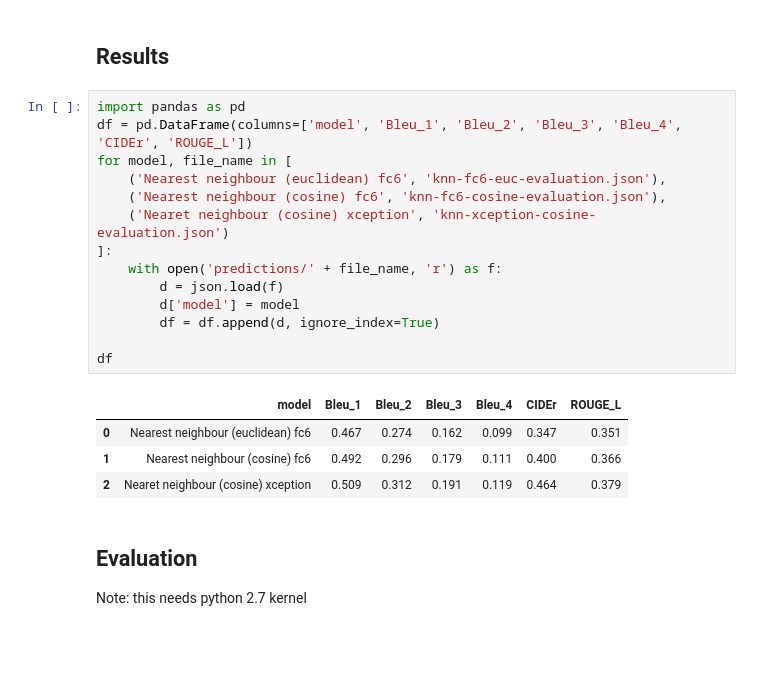
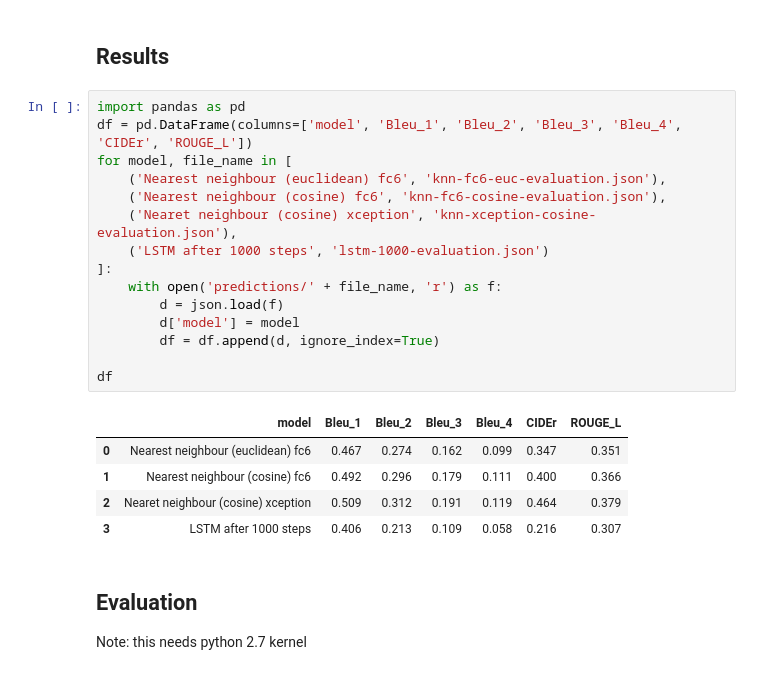
Before and after one commit to PuncocharM/txa-project-image-captioning, a Jupyter notebook: Evaluate.ipynb, the cells around one changed output. Cells and saved outputs as stored; diff of their text form; blank space fills up the shorter version.

```diff
--- a/Evaluate.ipynb
+++ b/Evaluate.ipynb
@@ -3,22 +3,24 @@
 # %%
 import pandas as pd
 df = pd.DataFrame(columns=['model', 'Bleu_1', 'Bleu_2', 'Bleu_3', 'Bleu_4', 'CIDEr', 'ROUGE_L'])
 for model, file_name in [
     ('Nearest neighbour (euclidean) fc6', 'knn-fc6-euc-evaluation.json'),
     ('Nearest neighbour (cosine) fc6', 'knn-fc6-cosine-evaluation.json'),
-    ('Nearet neighbour (cosine) xception', 'knn-xception-cosine-evaluation.json')
+    ('Nearet neighbour (cosine) xception', 'knn-xception-cosine-evaluation.json'),
+    ('LSTM after 1000 steps', 'lstm-1000-evaluation.json')
 ]:
     with open('predictions/' + file_name, 'r') as f:
         d = json.load(f)
         d['model'] = model
         df = df.append(d, ignore_index=True)
 
 df
 # %% [output]
 |  | model | Bleu_1 | Bleu_2 | Bleu_3 | Bleu_4 | CIDEr | ROUGE_L |
 | 0 | Nearest neighbour (euclidean) fc6 | 0.467 | 0.274 | 0.162 | 0.099 | 0.347 | 0.351 |
 | 1 | Nearest neighbour (cosine) fc6 | 0.492 | 0.296 | 0.179 | 0.111 | 0.400 | 0.366 |
 | 2 | Nearet neighbour (cosine) xception | 0.509 | 0.312 | 0.191 | 0.119 | 0.464 | 0.379 |
+| 3 | LSTM after 1000 steps | 0.406 | 0.213 | 0.109 | 0.058 | 0.216 | 0.307 |
 # %% [markdown]
 ## Evaluation
 
```
Also changed, not shown: parts of 1 cell of this notebook, 4 other files.
